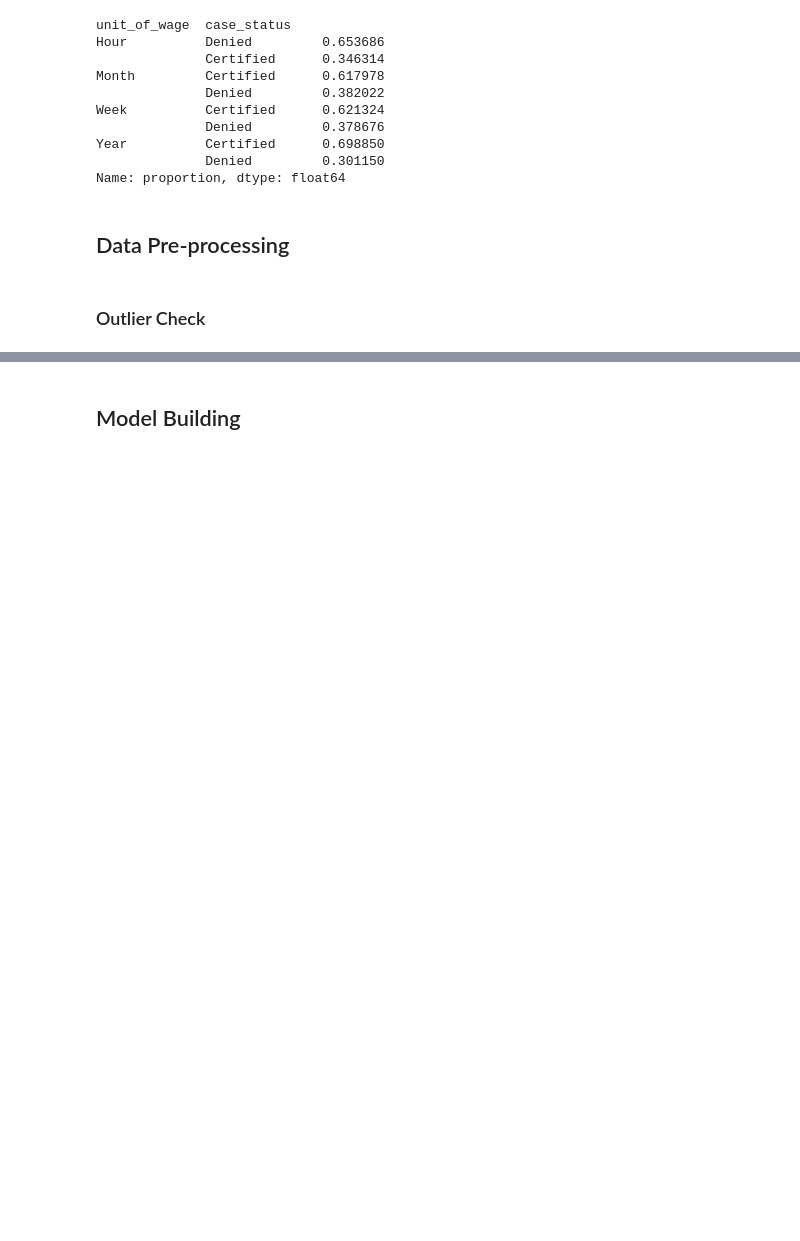
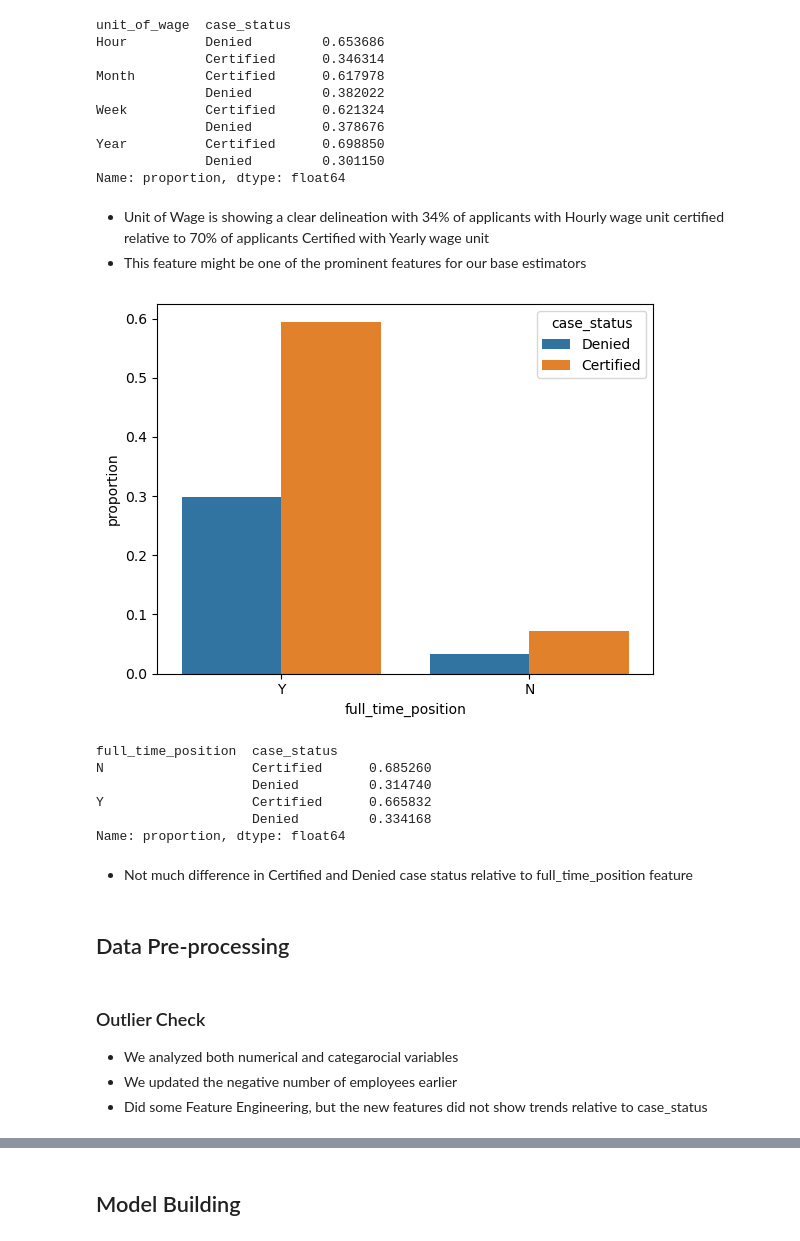
Before and after one commit to swamilikes2code/ds_practice, a Jupyter notebook: EasyVisa_Assignment_Raghuram_Thiagarajan_Full_Code.ipynb, the cells around one changed output, grey strips where cells are left out. Saved outputs shown, nothing was run; the diff lists cells and outputs as text; code cells hidden in the pictures; blank space fills up the shorter version.

```diff
--- a/EasyVisa_Assignment_Raghuram_Thiagarajan_Full_Code.ipynb
+++ b/EasyVisa_Assignment_Raghuram_Thiagarajan_Full_Code.ipynb
@@ -716,7 +715,29 @@ Week          Certified      0.621324
 Year          Certified      0.698850
               Denied         0.301150
 Name: proportion, dtype: float64
+# %% [markdown]
+* Unit of Wage is showing a clear delineation with 34% of applicants with Hourly wage unit certified relative to 70% of applicants Certified with Yearly wage unit
+* This feature might be one of the prominent features for our base estimators
+# %%
+sns.countplot(df_easyvisa, x='full_time_position', hue='case_status', stat='proportion');
+# %% [output]
+[figure, added]
+# %%
+df_easyvisa[['full_time_position', 'case_status']].groupby('full_time_position').value_counts(normalize=True)
+# %% [output]
+full_time_position  case_status
+N                   Certified      0.685260
+                    Denied         0.314740
+Y                   Certified      0.665832
+                    Denied         0.334168
+Name: proportion, dtype: float64
+# %% [markdown]
+* Not much difference in Certified and Denied case status relative to full_time_position feature
 # %% [markdown]
 ## Data Pre-processing
 # %% [markdown]
 ### Outlier Check
+
+* We analyzed both numerical and categarocial variables
+* We updated the negative number of employees earlier
+* Did some Feature Engineering, but the new features did not show trends relative to case_status
```
Also changed, not shown: parts of 119 cells of this notebook.
